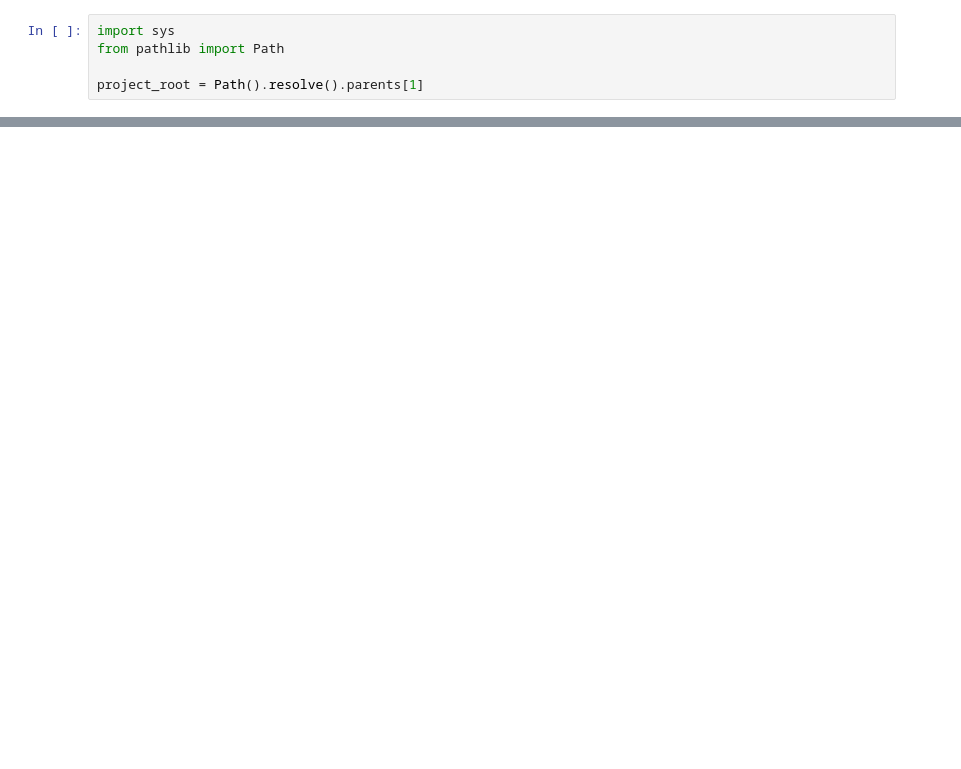
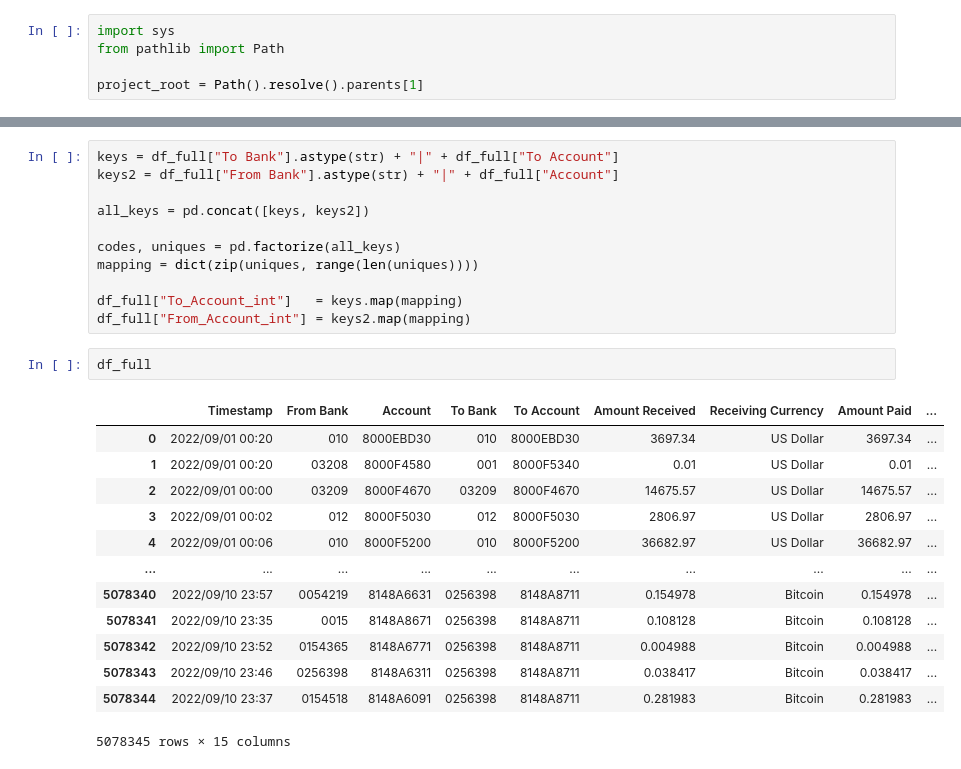
Before and after one commit to LucScheepens/grad, a Jupyter notebook: igraph_version/test.ipynb, the cells around one changed output, grey strips where cells are left out. Cells and saved outputs as stored; diff of their text form; blank space fills up the shorter version.

```diff
--- a/igraph_version/test.ipynb
+++ b/igraph_version/test.ipynb
@@ -59,2 +94,29 @@ ImportError: attempted relative import with no known parent package
+# %%
+keys = df_full["To Bank"].astype(str) + "|" + df_full["To Account"]
+keys2 = df_full["From Bank"].astype(str) + "|" + df_full["Account"]
+
+all_keys = pd.concat([keys, keys2])
+
+codes, uniques = pd.factorize(all_keys)
+mapping = dict(zip(uniques, range(len(uniques))))
+
+df_full["To_Account_int"]   = keys.map(mapping)
+df_full["From_Account_int"] = keys2.map(mapping)
+# %%
+df_full
+# %% [output]
+|  | Timestamp | From Bank | Account | To Bank | To Account | Amount Received | Receiving Currency | Amount Paid | ... |
+| 0 | 2022/09/01 00:20 | 010 | 8000EBD30 | 010 | 8000EBD30 | 3697.34 | US Dollar | 3697.34 | ... |
+| 1 | 2022/09/01 00:20 | 03208 | 8000F4580 | 001 | 8000F5340 | 0.01 | US Dollar | 0.01 | ... |
+| 2 | 2022/09/01 00:00 | 03209 | 8000F4670 | 03209 | 8000F4670 | 14675.57 | US Dollar | 14675.57 | ... |
+| 3 | 2022/09/01 00:02 | 012 | 8000F5030 | 012 | 8000F5030 | 2806.97 | US Dollar | 2806.97 | ... |
+| 4 | 2022/09/01 00:06 | 010 | 8000F5200 | 010 | 8000F5200 | 36682.97 | US Dollar | 36682.97 | ... |
+| ... | ... | ... | ... | ... | ... | ... | ... | ... | ... |
+| 5078340 | 2022/09/10 23:57 | 0054219 | 8148A6631 | 0256398 | 8148A8711 | 0.154978 | Bitcoin | 0.154978 | ... |
+| 5078341 | 2022/09/10 23:35 | 0015 | 8148A8671 | 0256398 | 8148A8711 | 0.108128 | Bitcoin | 0.108128 | ... |
+| 5078342 | 2022/09/10 23:52 | 0154365 | 8148A6771 | 0256398 | 8148A8711 | 0.004988 | Bitcoin | 0.004988 | ... |
+| 5078343 | 2022/09/10 23:46 | 0256398 | 8148A6311 | 0256398 | 8148A8711 | 0.038417 | Bitcoin | 0.038417 | ... |
+| 5078344 | 2022/09/10 23:37 | 0154518 | 8148A6091 | 0256398 | 8148A8711 | 0.281983 | Bitcoin | 0.281983 | ... |
+5078345 rows × 15 columns
 # %%
 def process_all_suspicious_networks_igraph(df):
```
Also changed, not shown: parts of 11 cells of this notebook, 2 other files.
